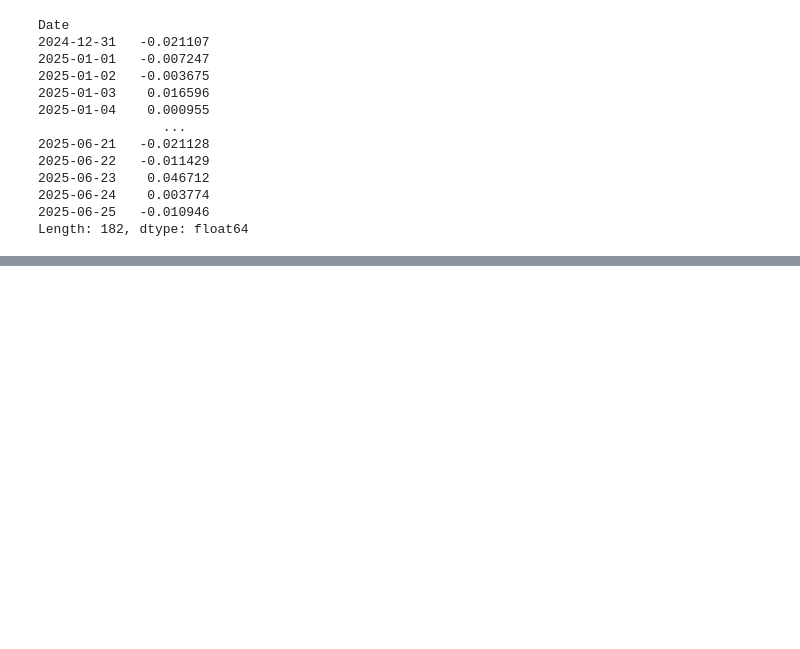
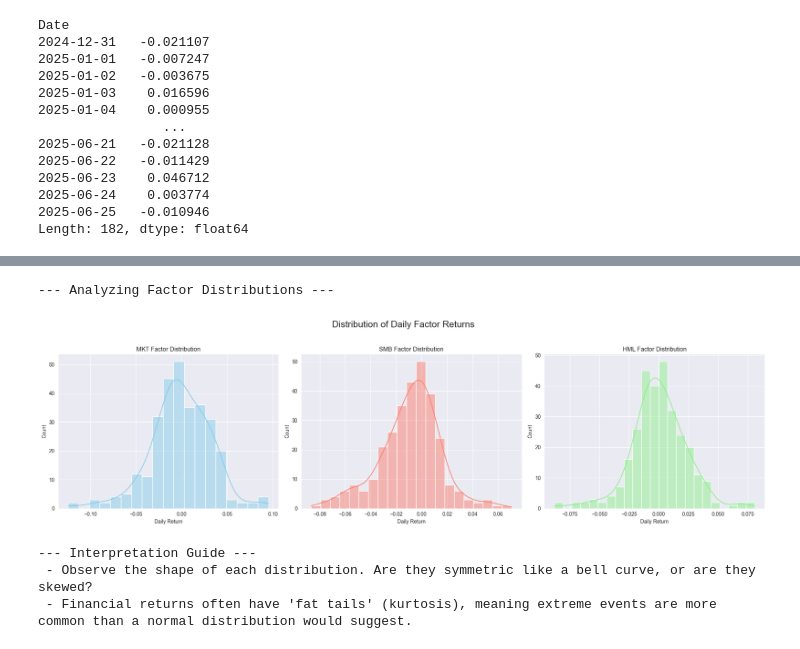
Before and after one commit to 2achAreeee/PCA_Crypto_Index, a Jupyter notebook: notebooks/factor_calculation.ipynb, the cells around one changed output, grey strips where cells are left out. Cells and saved outputs as stored; diff of their text form; code cells hidden in the pictures; blank space fills up the shorter version.

```diff
--- a/notebooks/factor_calculation.ipynb
+++ b/notebooks/factor_calculation.ipynb
@@ -332,0 +403,39 @@ Length: 182, dtype: float64
+# %%
+# Cell: Factor Distribution Plots (Histograms and KDE)
+print("--- Analyzing Factor Distributions ---")
+
+# We will use the 'factors_df' DataFrame created previously
+# If running independently, load the data first:
+factors_df = pd.read_csv(config.THREE_FACTOR_FILE_PATH, index_col='Date', parse_dates=True)
+
+# Create a figure with 3 subplots
+fig, axes = plt.subplots(1, 3, figsize=(20, 6))
+fig.suptitle('Distribution of Daily Factor Returns', fontsize=18)
+
+# Plot for MKT factor
+sns.histplot(factors_df['MKT'], kde=True, ax=axes[0], color='skyblue')
+axes[0].set_title('MKT Factor Distribution')
+axes[0].set_xlabel('Daily Return')
+
+# Plot for SMB factor
+sns.histplot(factors_df['SMB'], kde=True, ax=axes[1], color='salmon')
+axes[1].set_title('SMB Factor Distribution')
+axes[1].set_xlabel('Daily Return')
+
+# Plot for HML factor
+sns.histplot(factors_df['WML'], kde=True, ax=axes[2], color='lightgreen')
+axes[2].set_title('HML Factor Distribution')
+axes[2].set_xlabel('Daily Return')
+
+plt.tight_layout(rect=[0, 0.03, 1, 0.95]) # Adjust layout to make room for suptitle
+plt.show()
+
+print("\n--- Interpretation Guide ---")
+print(" - Observe the shape of each distribution. Are they symmetric like a bell curve, or are they skewed?")
+print(" - Financial returns often have 'fat tails' (kurtosis), meaning extreme events are more common than a normal distribution would suggest.")
+# %% [output]
+--- Analyzing Factor Distributions ---
+[figure, added]
+--- Interpretation Guide ---
+ - Observe the shape of each distribution. Are they symmetric like a bell curve, or are they skewed?
+ - Financial returns often have 'fat tails' (kurtosis), meaning extreme events are more common than a normal distribution would suggest.
```
Also changed, not shown: parts of 11 cells of this notebook, 12 other files.
